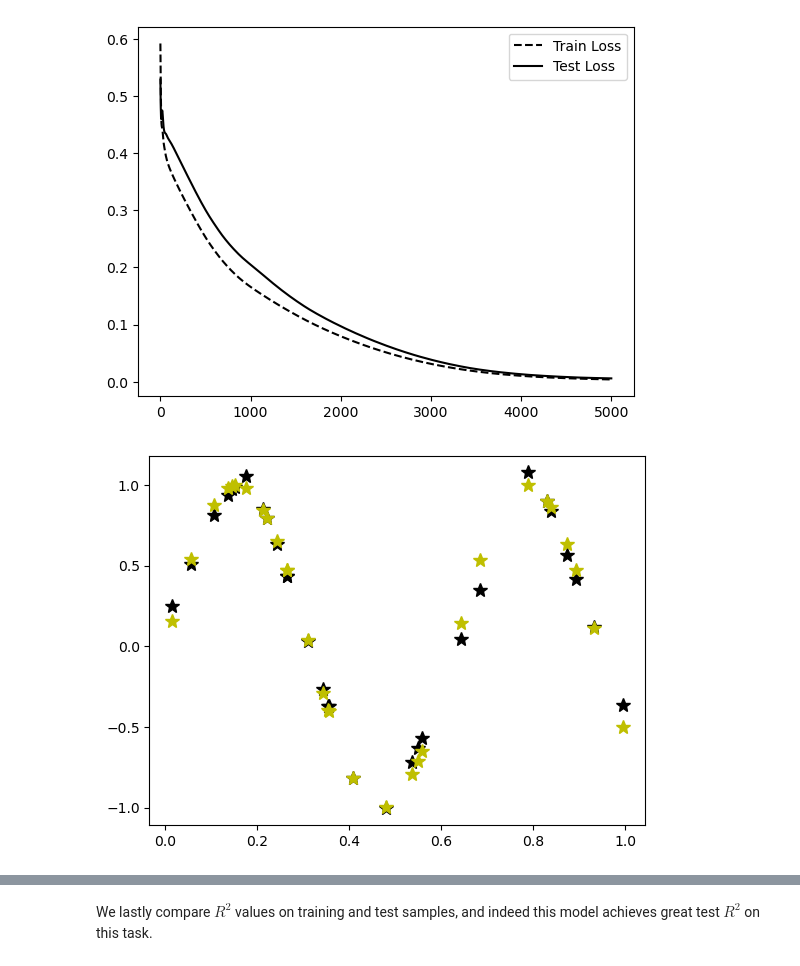
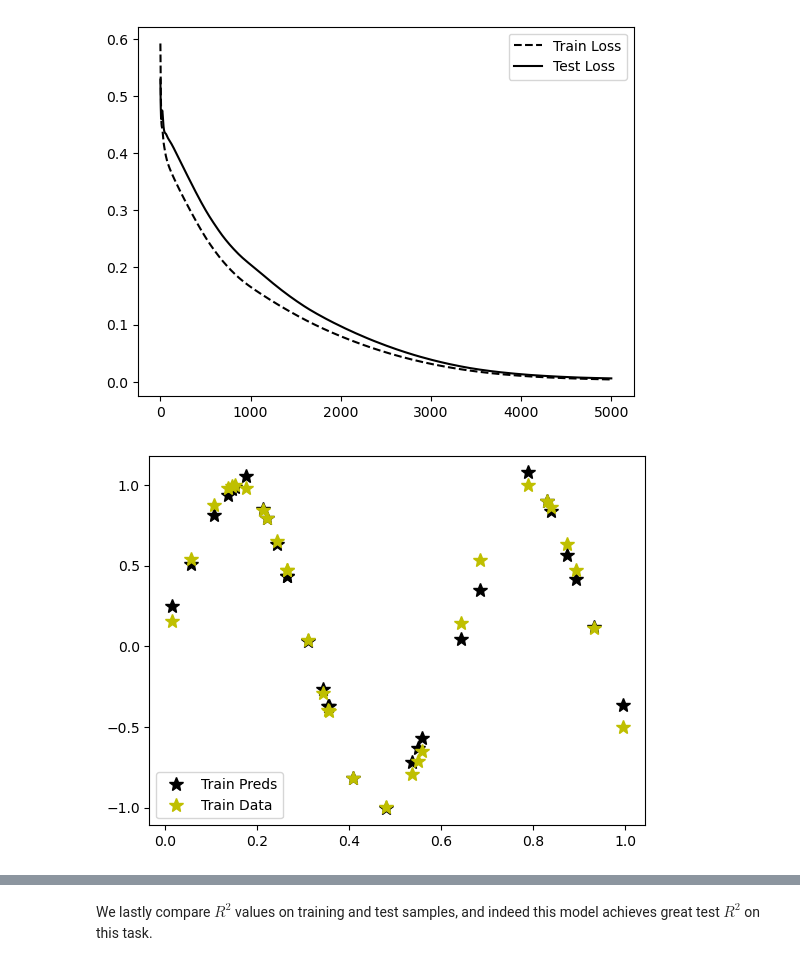
Before and after one commit to aradha/6.S088_2023, a Jupyter notebook: Module1_Notebooks/FullyConnectedNeuralNetworks.ipynb, the cells around one changed output, grey strips where cells are left out. Cells and saved outputs as stored; diff of their text form; code cells hidden in the pictures.

Commit message:
Updated Legends

```diff
--- a/Module1_Notebooks/FullyConnectedNeuralNetworks.ipynb
+++ b/Module1_Notebooks/FullyConnectedNeuralNetworks.ipynb
@@ -167,12 +167,13 @@ def get_preds(net, loader):
 # %%
 train_x, train_preds = get_preds(net, train_loader)
 test_x, test_preds = get_preds(net, test_loader)
 
 plt.plot(train_x, train_preds, 'k*', markersize=10, label='Train Preds')
 plt.plot(X_train, y_train, 'y*', markersize=10, label='Train Data')
+plt.legend()
 plt.show()
 # %% [output]
-[figure, old version]
+[figure, new version]
 # %%
 plt.plot(test_x, test_preds, 'k--', label='Test Preds')
 plt.plot(X_test, y_test, 'b--', alpha=.5, label='Test Data')
```
Also changed, not shown: parts of 1 cell of this notebook.
